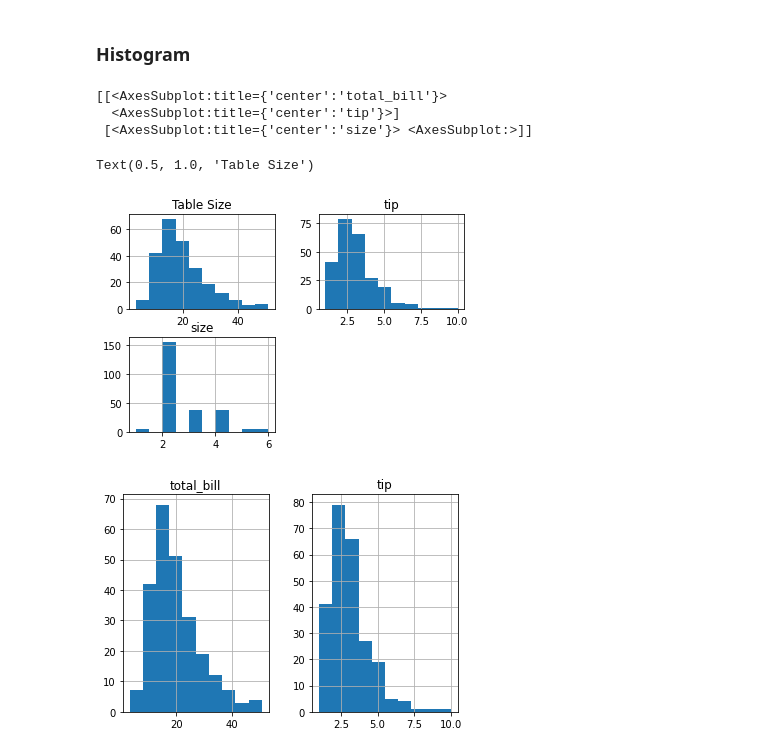
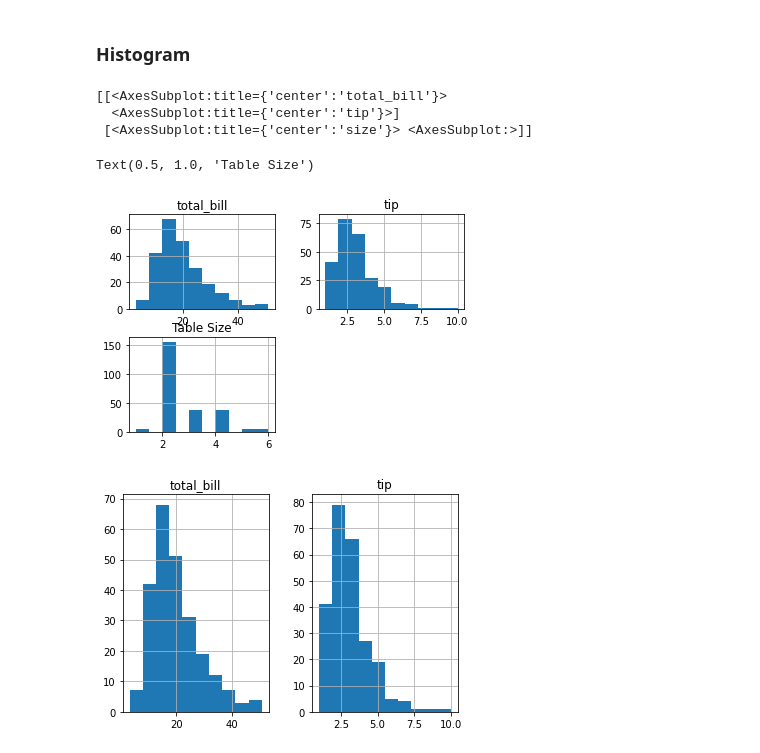
Before and after one commit to srikanthpragada/DS_20_SEP_2021, a Jupyter notebook: plots/matplotlibdemo.ipynb, the cells around one changed output. Cells and saved outputs as stored; diff of their text form; code cells hidden in the pictures.

```diff
--- a/plots/matplotlibdemo.ipynb
+++ b/plots/matplotlibdemo.ipynb
@@ -345,13 +350,13 @@ plt.legend(['Male','Female'])
 # %%
 ax = tips.hist()
 print(ax)
-ax[0,0].set_title("Table Size")
+ax[1,0].set_title("Table Size")
 # %% [output]
 [[<AxesSubplot:title={'center':'total_bill'}>
   <AxesSubplot:title={'center':'tip'}>]
  [<AxesSubplot:title={'center':'size'}> <AxesSubplot:>]]
 Text(0.5, 1.0, 'Table Size')
-[figure, old version]
+[figure, new version]
 # %%
 ax = tips[['total_bill','tip']].hist()
 # %% [output]
```
Also changed, not shown: parts of 6 cells of this notebook, 5 other files.
